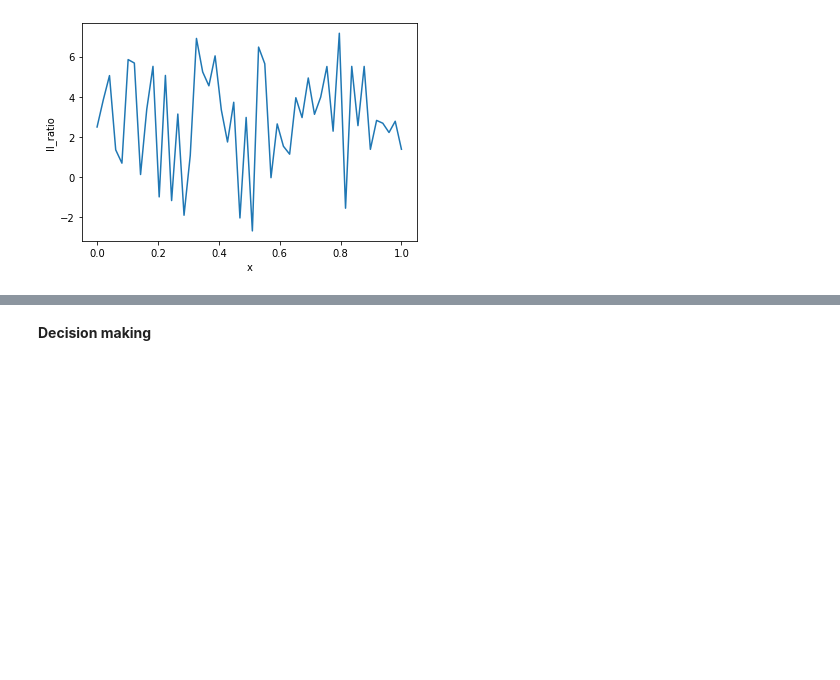
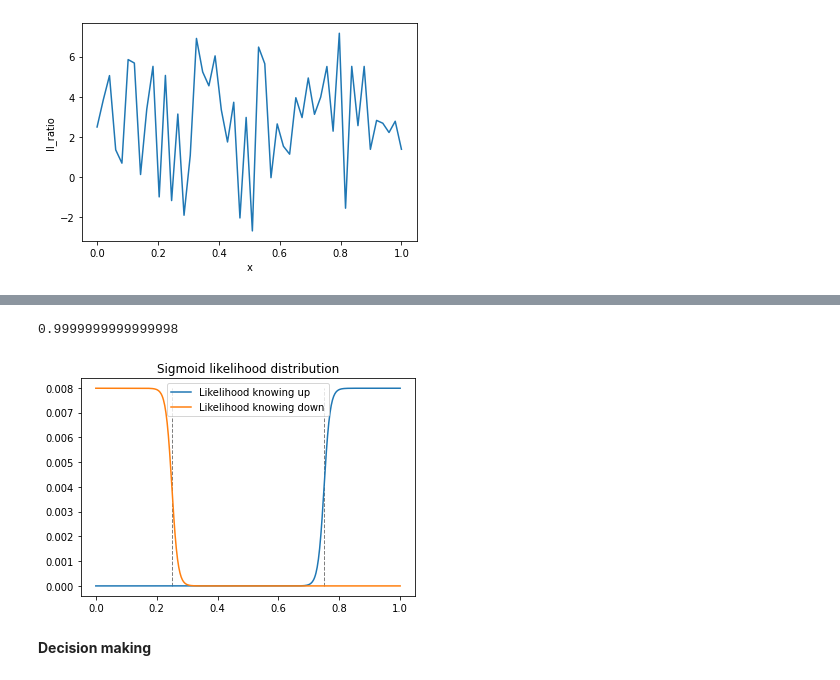
Before and after one commit to Leo166/gbio_project, a Jupyter notebook: Projet_gbio.ipynb, the cells around one changed output, grey strips where cells are left out. Saved outputs shown, nothing was run; the diff lists cells and outputs as text; code cells hidden in the pictures; blank space fills up the shorter version.

```diff
--- a/Projet_gbio.ipynb
+++ b/Projet_gbio.ipynb
@@ -77,3 +102,33 @@ def sigmoid_ll_ratio(sensor_inputs):
+# %%
+# Function to generate the probabilities at x according to a sigmoid distribution
+def sigmoid_distribution(x, mu, s):
+  prob = 1/(1 + np.exp(-(x-mu)/s)) #probabilité
+  prob = prob / prob.sum()
+  return prob
+
+# Function to calculate the log-likelihood ratio of sigmoid distribution
+def sigmoid_ll_ratio(sensor_inputs, mu_up, mu_down, s):
+  ll_ratio = np.log(sigmoid_distribution(sensor_inputs, mu_down, s)/sigmoid_distribution(sensor_inputs, mu_up, s))
+  return ll_ratio
+
+mu_up = 0.75
+s = 0.01
+mu_down = 0.25
+x = np.linspace(0, 1, 500)
+p_up = sigmoid_distribution(x, mu_up, s)
+p_down = np.flip(sigmoid_distribution(x, 1-mu_down, s))
+
+print(np.sum(p_up))
+plt.plot(x, p_up, label="Likelihood knowing up")
+plt.vlines(mu_up, 0, np.max(p_down), colors='C7', linestyles='dashed', linewidth=1)
+plt.plot(x, p_down, label="Likelihood knowing down")
+plt.vlines(mu_down, 0, np.max(p_down), colors='C7', linestyles='dashed', linewidth=1)
+plt.title("Sigmoid likelihood distribution")
+plt.legend()
+plt.show()
+# %% [output]
+0.9999999999999998
+[figure, added]
 # %% [markdown]
 **Decision making**
 # %%
```
Also changed, not shown: parts of 9 cells of this notebook.
